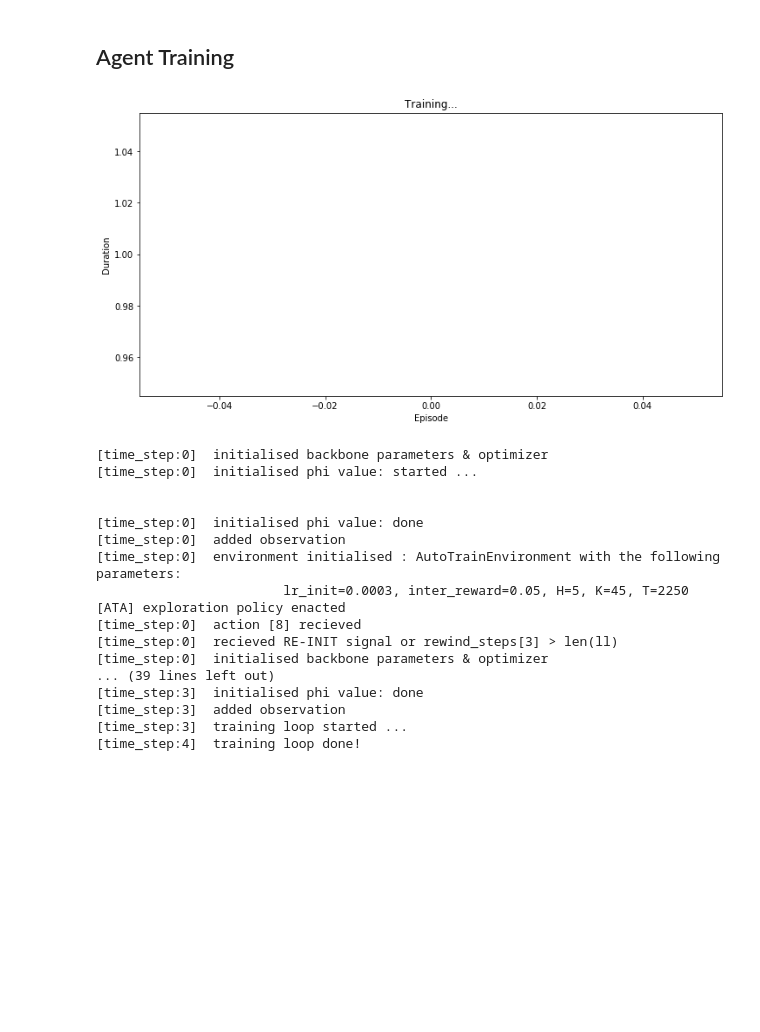
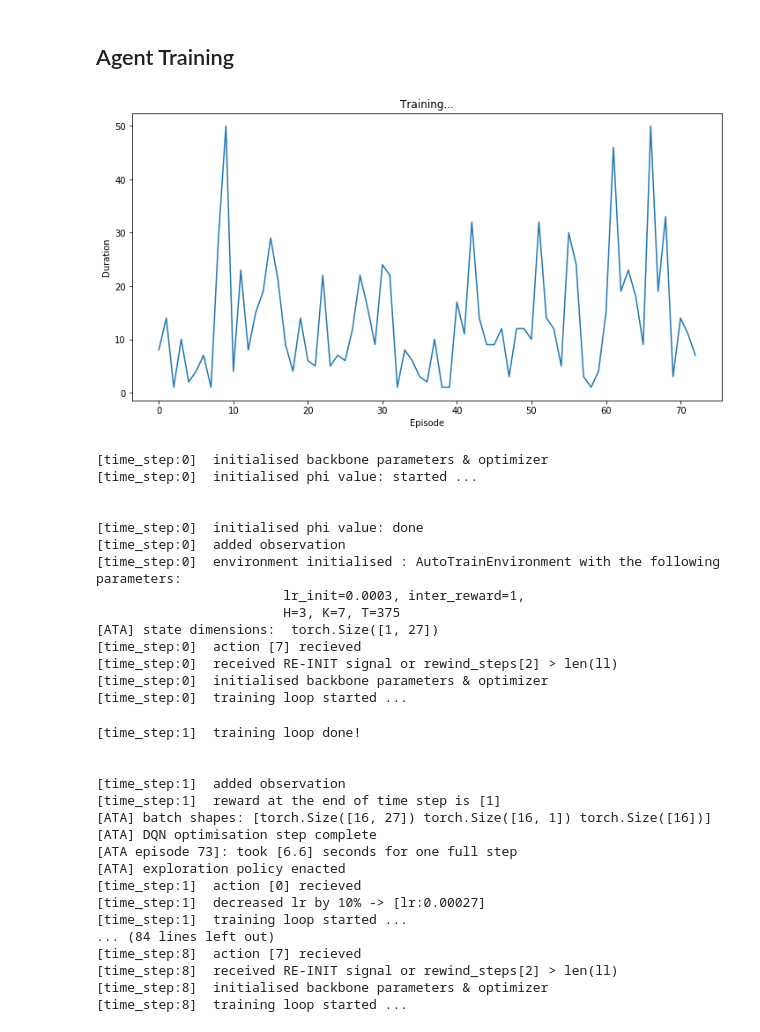
Before and after one commit to broadinstitute/AutoTrain, a Jupyter notebook: experiments/FullMinProto.ipynb, the cells around one changed output. Cells and saved outputs as stored; diff of their text form; code cells hidden in the pictures; blank space fills up the shorter version.

```diff
--- a/experiments/FullMinProto.ipynb
+++ b/experiments/FullMinProto.ipynb
@@ -58,10 +58,12 @@ class DQN_MLP(nn.Module):
 # %%
 BATCH_SIZE = 16
 GAMMA = 0.999
+
 EPS_START = 0.9
 EPS_END = 0.05
 EPS_DECAY = 200
-TARGET_UPDATE = 2
+
+TARGET_UPDATE = 20
 
 
 
@@ -83,7 +85,7 @@ class AutoTrainAgent:
         self.target_net.eval()
 
         self.optimizer = optim.RMSprop(self.policy_net.parameters())
-        self.memory = replay_memory.ReplayMemory(10000)
+        self.memory = replay_memory.ReplayMemory(10_000)
 
         self.steps_done = 0
 
@@ -92,7 +94,6 @@ class AutoTrainAgent:
         sample = random.random()
         eps_threshold = EPS_END + (EPS_START - EPS_END) * \
             math.exp(-1. * self.steps_done / EPS_DECAY)
-        self.steps_done += 1
         if sample > eps_threshold:
             with torch.no_grad():
                 # t.max(1) will return largest column value of each row.
@@ -123,11 +124,13 @@ class AutoTrainAgent:
         # (a final state would've been the one after which simulation ended)
         non_final_mask = torch.tensor(tuple(map(lambda s: s is not None,
                                               batch.next_state)), device=self.device, dtype=torch.bool)
-        non_final_next_states = torch.cat([s for s in batch.next_state
+        non_final_next_states = torch.stack([s for s in batch.next_state
                                                     if s is not None])
-        state_batch = torch.cat(batch.state)
-        action_batch = torch.cat(batch.action)
+
+        state_batch = torch.stack(batch.state)
+        action_batch = torch.cat(batch.action).view(BATCH_SIZE, 1)
         reward_batch = torch.cat(batch.reward)
+        print(f'[ATA] batch shapes: [{state_batch.shape} {action_batch.shape} {reward_batch.shape}]')
 
         # Compute Q(s_t, a) - the model computes Q(s_t), then we select the
         # columns of actions taken. These are the actions which would've been taken
@@ -153,6 +156,7 @@ class AutoTrainAgent:
         for param in self.policy_net.parameters():
             param.grad.data.clamp_(-1, 1)
         self.optimizer.step()
+        print('[ATA] DQN optimisation step complete ')
 
     def _preproc_state(self, state):
         return torch.FloatTensor(np.concatenate(state, axis=0)).to(self.device)
@@ -171,7 +175,7 @@ class AutoTrainAgent:
             next_state, reward, done, _ = self.env.step(action.item())
             next_state = self._preproc_state(next_state) if not done else next_state  # for MLP, only one dim
 
-            reward = torch.tensor([reward], device=self.device)
+            reward = torch.FloatTensor([reward]).to(self.device)
 
             # Store the transition in memory
             self.memory.push(state, action, next_state, reward)
@@ -185,12 +189,16 @@ class AutoTrainAgent:
             if done:
                 break
 
+        self.steps_done += 1
+
         # Update the target network, copying all weights and biases in DQN
         if i_episode % TARGET_UPDATE == 0:
             self.target_net.load_state_dict(self.policy_net.state_dict())
+
         print(f'[ATA] replay buffer length: [{len(self.memory)}]')
         savepath = RL_PROGRESS_PATH / f'{i_episode}_episode'
         savepath.mkdir()
+
         env.save_env(savepath)
         torch.save(self.policy_net.state_dict(), savepath / 'policy_net.ckpt')
         torch.save(self.target_net.state_dict(), savepath / 'target_net.ckpt')
@@ -367,21 +386,21 @@ def plot_durations():
 # %%
 # Train an agent
 
 agent = AutoTrainAgent(env, DEVICE)
 
-num_episodes = 50
+num_episodes = 300
 for i_episode in range(num_episodes):
     t = agent.episode(i_episode)
     episode_durations.append(t + 1)
     plot_durations()
 
 display.clear_output(wait=True)
 print('Complete')
 cpenv.env.render()
 cpenv.env.close()
 plt.ioff()
 # %% [output]
-[figure, old version]
+[figure, new version]
 [time_step:0]  initialised backbone parameters & optimizer
 [time_step:0]  initialised phi value: started ...
 
@@ -389,13 +408,27 @@ plt.ioff()
 [time_step:0]  initialised phi value: done
 [time_step:0]  added observation
 [time_step:0]  environment initialised : AutoTrainEnvironment with the following parameters:
-                        lr_init=0.0003, inter_reward=0.05, H=5, K=45, T=2250
-[ATA] exploration policy enacted
-[time_step:0]  action [8] recieved
-[time_step:0]  recieved RE-INIT signal or rewind_steps[3] > len(ll)
+                        lr_init=0.0003, inter_reward=1,
+                        H=3, K=7, T=375
+[ATA] state dimensions:  torch.Size([1, 27])
+[time_step:0]  action [7] recieved
+[time_step:0]  received RE-INIT signal or rewind_steps[2] > len(ll)
 [time_step:0]  initialised backbone parameters & optimizer
-... (39 lines left out)
-[time_step:3]  initialised phi value: done
-[time_step:3]  added observation
-[time_step:3]  training loop started ...
-[time_step:4]  training loop done!
+[time_step:0]  training loop started ...
+[time_step:1]  training loop done!
+
+
+[time_step:1]  added observation
+[time_step:1]  reward at the end of time step is [1]
+[ATA] batch shapes: [torch.Size([16, 27]) torch.Size([16, 1]) torch.Size([16])]
+[ATA] DQN optimisation step complete
+[ATA episode 73]: took [6.6] seconds for one full step
+[ATA] exploration policy enacted
+[time_step:1]  action [0] recieved
+[time_step:1]  decreased lr by 10% -> [lr:0.00027]
+[time_step:1]  training loop started ...
+... (84 lines left out)
+[time_step:8]  action [7] recieved
+[time_step:8]  received RE-INIT signal or rewind_steps[2] > len(ll)
+[time_step:8]  initialised backbone parameters & optimizer
+[time_step:8]  training loop started ...
```
Also changed, not shown: parts of 10 cells of this notebook, 4 other files.
